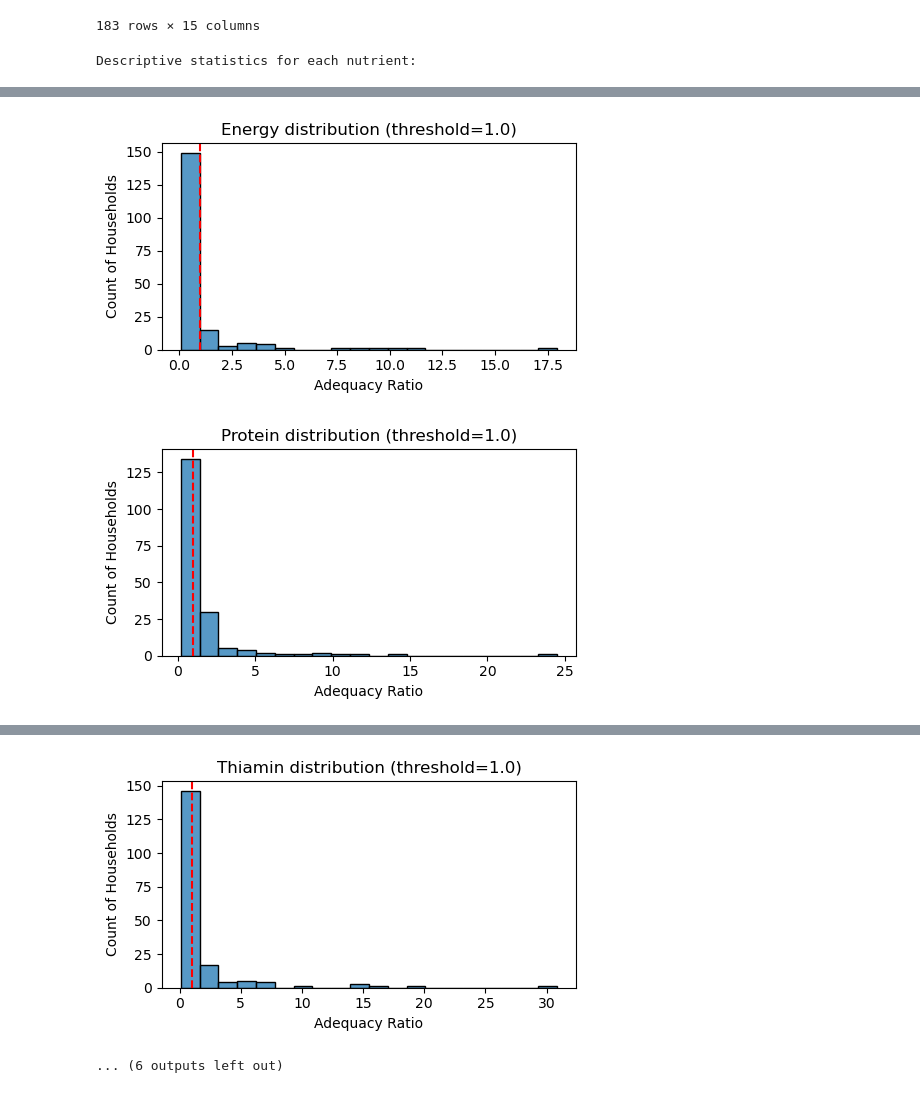
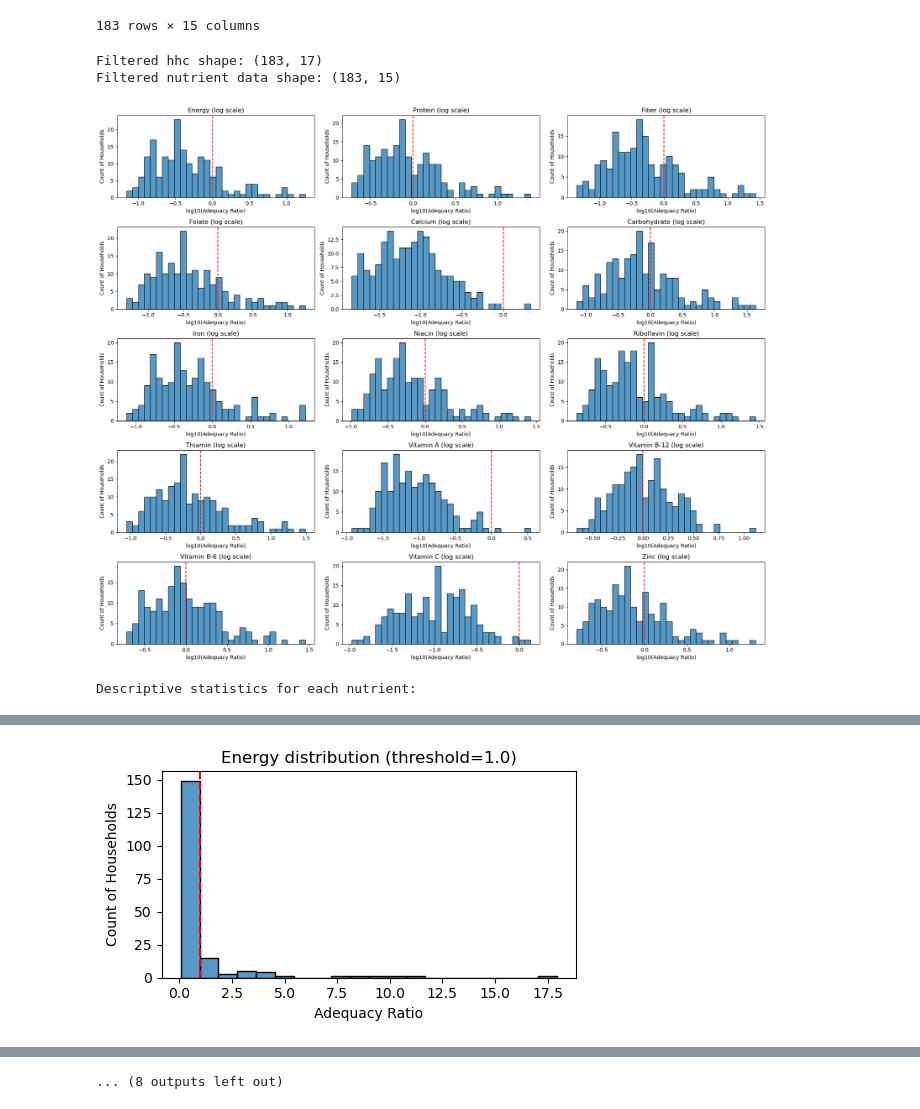
Before and after one commit to reilyfairchild/EEP153-Project-3, a Jupyter notebook: estimation_example.ipynb, the cells around one changed output, grey strips where cells are left out. Saved outputs shown, nothing was run; the diff lists cells and outputs as text; code cells hidden in the pictures.

Commit message:
better nutritional graphs

```diff
--- a/estimation_example.ipynb
+++ b/estimation_example.ipynb
@@ -970,9 +1023,28 @@ def analyze_nutritional_adequacy(nut_df, adequacy_threshold=1.0):
     plt.tight_layout()
     plt.show()
 # %%
+
+# Then call:
+hhc_sub, nut_sub = filter_households(
+    hhc,
+    nutrient_ratio,
+    min_males=0, max_males=0,       # e.g. 0 adult males
+    min_females=1, max_females=3,   # e.g. 1–3 adult females
+    min_kids=0, max_kids=2          # e.g. up to 2 kids
+)
+
+print("Filtered hhc shape:", hhc_sub.shape)
+print("Filtered nutrient data shape:", nut_sub.shape)
+nut_sub
+
+analyze_nutritional_adequacy_subplots_log(nut_sub)
+
 analyze_nutritional_adequacy(nut_sub)
 # %% [output]
-Descriptive statistics for each nutrient:
+Filtered hhc shape: (183, 17)
+Filtered nutrient data shape: (183, 15)
+[figure, new version]
+Descriptive statistics for each nutrient:
 | n | Energy | Protein | Fiber | Folate | Calcium | Carbohydrate | Iron | Niacin | Riboflavin | Thiamin | ... |
 | count | 183.000000 | 183.000000 | 183.000000 | 183.000000 | 183.000000 | 183.000000 | 183.000000 | 183.000000 | 183.000000 | 183.000000 | ... |
 | mean | 1.005441 | 1.527366 | 1.419056 | 0.946091 | 0.125023 | 2.132416 | 1.116154 | 1.495799 | 1.507784 | 1.666384 | ... |
@@ -982,5 +1054,4 @@ Descriptive statistics for each nutrient:
 | 50% | 0.366161 | 0.747304 | 0.424203 | 0.317122 | 0.072529 | 0.656788 | 0.407979 | 0.510882 | 0.638852 | 0.566670 | ... |
 | 75% | 0.804803 | 1.468614 | 1.076784 | 0.740428 | 0.130395 | 1.499597 | 0.855933 | 1.192772 | 1.274220 | 1.304044 | ... |
 | max | 17.950903 | 24.500670 | 27.253514 | 18.172470 | 2.137874 | 43.323817 | 16.548637 | 26.423851 | 28.245849 | 30.862579 | ... |
-[figure, old version]
-[figure, old version]
+[figure, new version]
@@ -994,2 +1065 @@ Descriptive statistics for each nutrient:
-[figure, removed]
-... (6 outputs left out)
+... (8 outputs left out)
```
Also changed, not shown: parts of 5 cells of this notebook.
